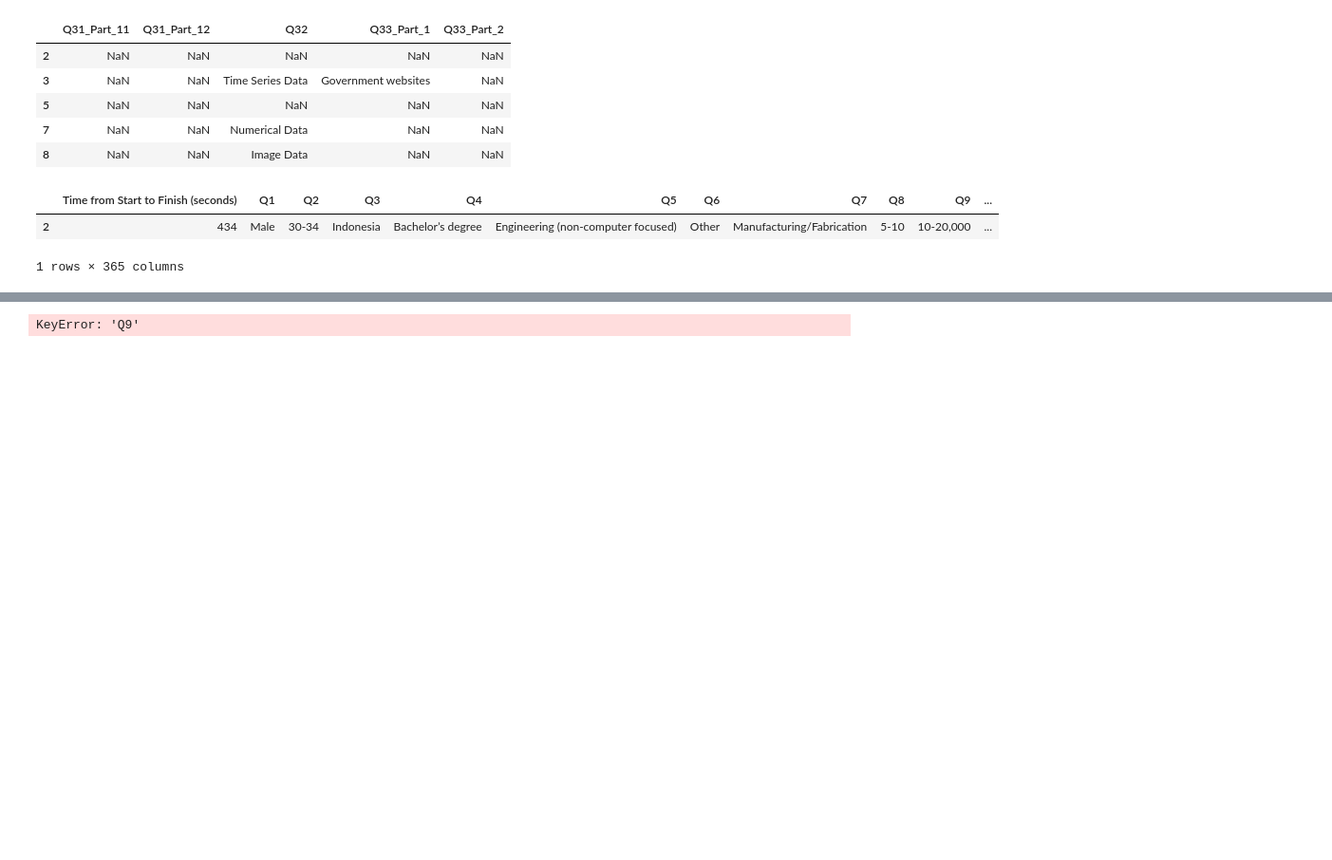
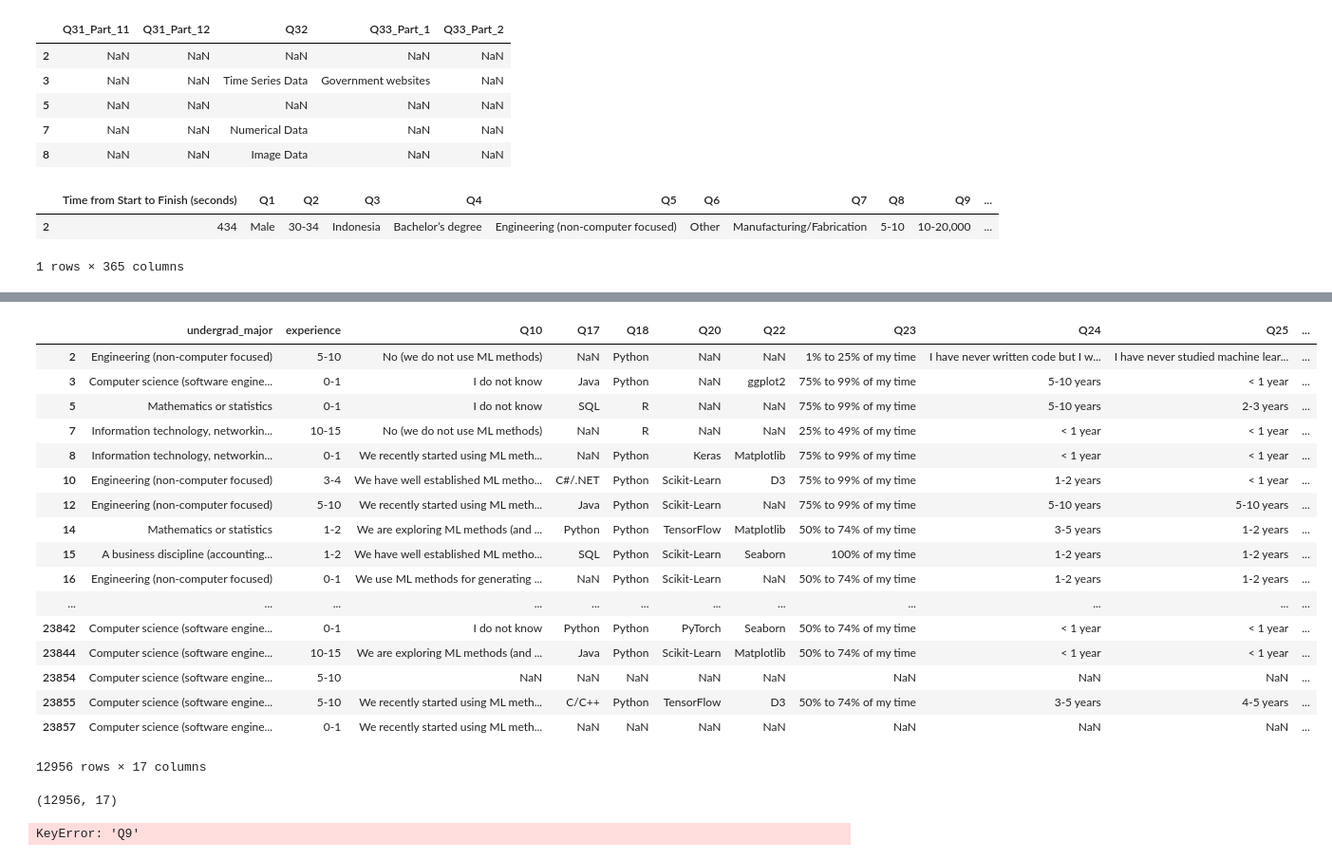
Before and after one commit to ptyshevs/ds_project, a Jupyter notebook: data_prep_v2.ipynb, the cells around one changed output, grey strips where cells are left out. Shown at 95% size. Cells and saved outputs as stored; diff of their text form; code cells hidden in the pictures; blank space fills up the shorter version.

```diff
--- a/data_prep_v2.ipynb
+++ b/data_prep_v2.ipynb
@@ -83,3 +83,5 @@ def replace_vals(row):
             row[col] = 1
     return row
 test = mcA.apply(replace_vals, axis=1)
+# %%
+na_columns = test.columns[pd.isna(test).sum() > 0]
@@ -87,0 +142,25 @@ test.head()
+# %%
+test[na_columns]
+# %% [output]
+|  | undergrad_major | experience | Q10 | Q17 | Q18 | Q20 | Q22 | Q23 | Q24 | Q25 | ... |
+| 2 | Engineering (non-computer focused) | 5-10 | No (we do not use ML methods) | NaN | Python | NaN | NaN | 1% to 25% of my time | I have never written code but I w... | I have never studied machine lear... | ... |
+| 3 | Computer science (software engine... | 0-1 | I do not know | Java | Python | NaN | ggplot2 | 75% to 99% of my time | 5-10 years | < 1 year | ... |
+| 5 | Mathematics or statistics | 0-1 | I do not know | SQL | R | NaN | NaN | 75% to 99% of my time | 5-10 years | 2-3 years | ... |
+| 7 | Information technology, networkin... | 10-15 | No (we do not use ML methods) | NaN | R | NaN | NaN | 25% to 49% of my time | < 1 year | < 1 year | ... |
+| 8 | Information technology, networkin... | 0-1 | We recently started using ML meth... | NaN | Python | Keras | Matplotlib | 75% to 99% of my time | < 1 year | < 1 year | ... |
+| 10 | Engineering (non-computer focused) | 3-4 | We have well established ML metho... | C#/.NET | Python | Scikit-Learn | D3 | 75% to 99% of my time | 1-2 years | < 1 year | ... |
+| 12 | Engineering (non-computer focused) | 5-10 | We recently started using ML meth... | Java | Python | Scikit-Learn | NaN | 75% to 99% of my time | 5-10 years | 5-10 years | ... |
+| 14 | Mathematics or statistics | 1-2 | We are exploring ML methods (and ... | Python | Python | TensorFlow | Matplotlib | 50% to 74% of my time | 3-5 years | 1-2 years | ... |
+| 15 | A business discipline (accounting... | 1-2 | We have well established ML metho... | SQL | Python | Scikit-Learn | Seaborn | 100% of my time | 1-2 years | 1-2 years | ... |
+| 16 | Engineering (non-computer focused) | 0-1 | We use ML methods for generating ... | NaN | Python | Scikit-Learn | NaN | 50% to 74% of my time | 1-2 years | 1-2 years | ... |
+| ... | ... | ... | ... | ... | ... | ... | ... | ... | ... | ... | ... |
+| 23842 | Computer science (software engine... | 0-1 | I do not know | Python | Python | PyTorch | Seaborn | 50% to 74% of my time | < 1 year | < 1 year | ... |
+| 23844 | Computer science (software engine... | 10-15 | We are exploring ML methods (and ... | Java | Python | Scikit-Learn | Matplotlib | 50% to 74% of my time | < 1 year | < 1 year | ... |
+| 23854 | Computer science (software engine... | 5-10 | NaN | NaN | NaN | NaN | NaN | NaN | NaN | NaN | ... |
+| 23855 | Computer science (software engine... | 5-10 | We recently started using ML meth... | C/C++ | Python | TensorFlow | D3 | 50% to 74% of my time | 3-5 years | 4-5 years | ... |
+| 23857 | Computer science (software engine... | 0-1 | We recently started using ML meth... | NaN | NaN | NaN | NaN | NaN | NaN | NaN | ... |
+12956 rows × 17 columns
+# %%
+test[test.columns[pd.isna(test).sum() > 0]].shape
+# %% [output]
+(12956, 17)
```
Also changed, not shown: parts of 7 cells of this notebook, 1 other file.
